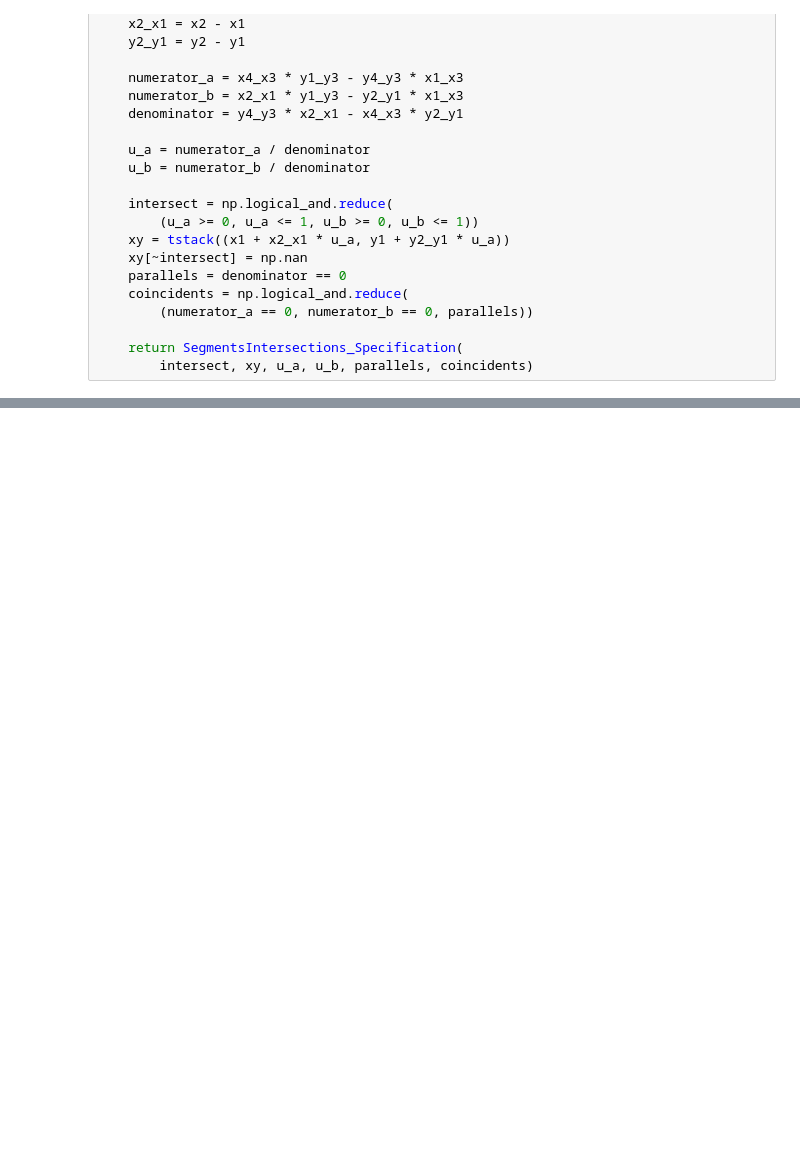
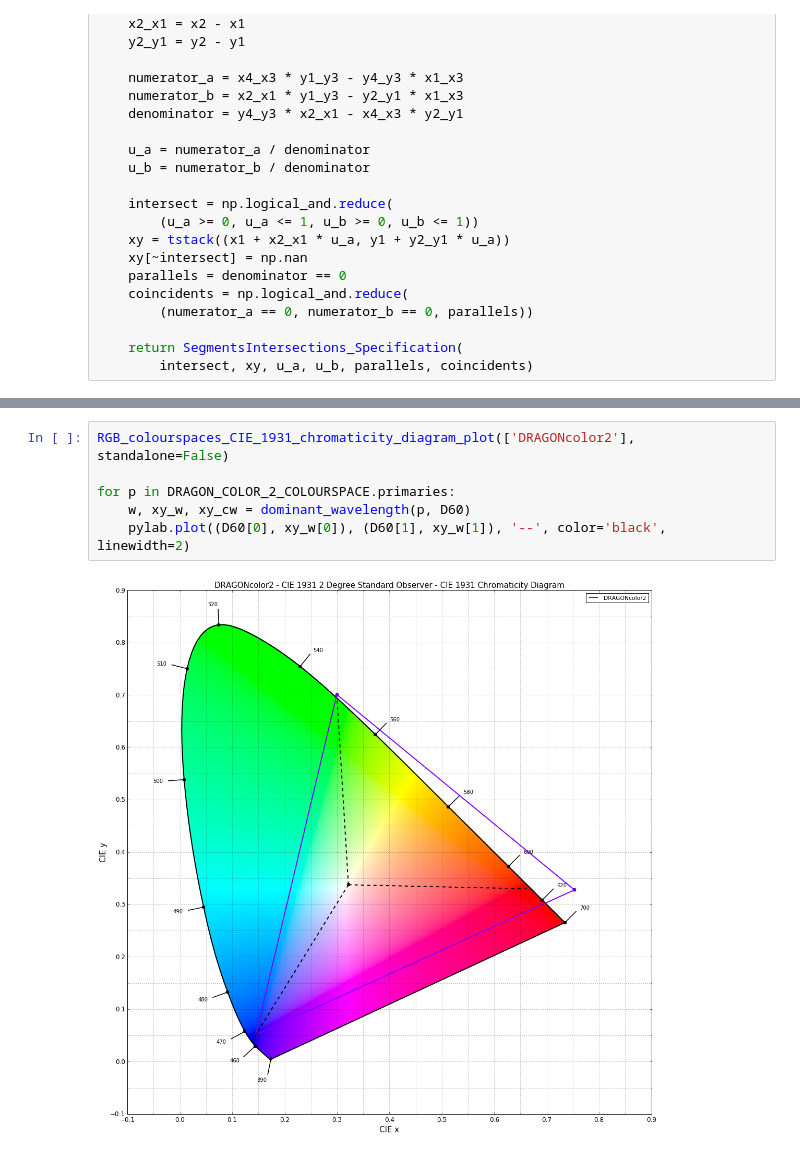
Before and after one commit to colour-science/colour-ramblings, a Jupyter notebook: dominant_wavelength.ipynb, the cells around one changed output, grey strips where cells are left out. Drawn from its saved outputs; the diff is of its cells as text; blank space fills up the shorter version.

```diff
--- a/dominant_wavelength.ipynb
+++ b/dominant_wavelength.ipynb
@@ -218,0 +201,8 @@ pylab.plot((D60[0], xy_i[0, 0]), (D60[1], xy_i[0, 1]), '--')
+# %%
+RGB_colourspaces_CIE_1931_chromaticity_diagram_plot(['DRAGONcolor2'], standalone=False)
+
+for p in DRAGON_COLOR_2_COLOURSPACE.primaries:
+    w, xy_w, xy_cw = dominant_wavelength(p, D60)
+    pylab.plot((D60[0], xy_w[0]), (D60[1], xy_w[1]), '--', color='black', linewidth=2)
+# %% [output]
+[figure, added]
```
Also changed, not shown: parts of 9 cells of this notebook.
